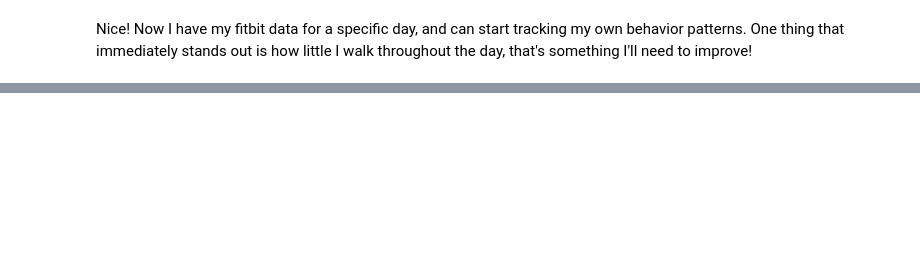
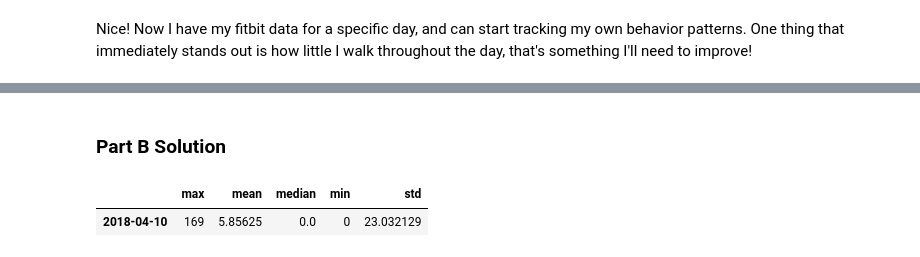
Before and after one commit to evidation-health/EvidationDataScienceModule, a Jupyter notebook: notebooks/Personal-Fitbit-App.ipynb, the cells around one changed output, grey strips where cells are left out. Saved outputs shown, nothing was run; the diff lists cells and outputs as text; code cells hidden in the pictures; blank space fills up the shorter version.

```diff
--- a/notebooks/Personal-Fitbit-App.ipynb
+++ b/notebooks/Personal-Fitbit-App.ipynb
@@ -101,0 +113,2 @@ The following exercises are designed to help get your creative juices flowing an
+# %%
+day_steps = pull_date_activity(auth2_client, '2018-04-10')
@@ -101,0 +129,22 @@ The following exercises are designed to help get your creative juices flowing an
+# %% [markdown]
+### Part B Solution
+# %%
+def compute_summary_stats(df, col, stats):
+    """
+    Compute summary statisitics on an activity series and return a summary dataframe.
+
+    Inputs:
+        df (Pandas DataFrame): DataFrame containing intraday activity data
+        col (str): Intraday activity column we would like to compute activities over.
+        stats (list): The list of summary statistics you want to compute, should be a method on a pandas series
+
+    Returns:
+        Pandas DataFrame of summary statistics
+    """
+    index = [df.index.date[0].strftime('%Y-%m-%d')]
+    return pd.DataFrame({stat: getattr(df[col], stat)() for stat in stats}, index=index)
+# %%
+compute_summary_stats(day_steps, 'steps', ['mean', 'std', 'median', 'max', 'min'])
+# %% [output]
+|  | max | mean | median | min | std |
+| 2018-04-10 | 169 | 5.85625 | 0.0 | 0 | 23.032129 |
```
Also changed, not shown: parts of 21 cells of this notebook.
